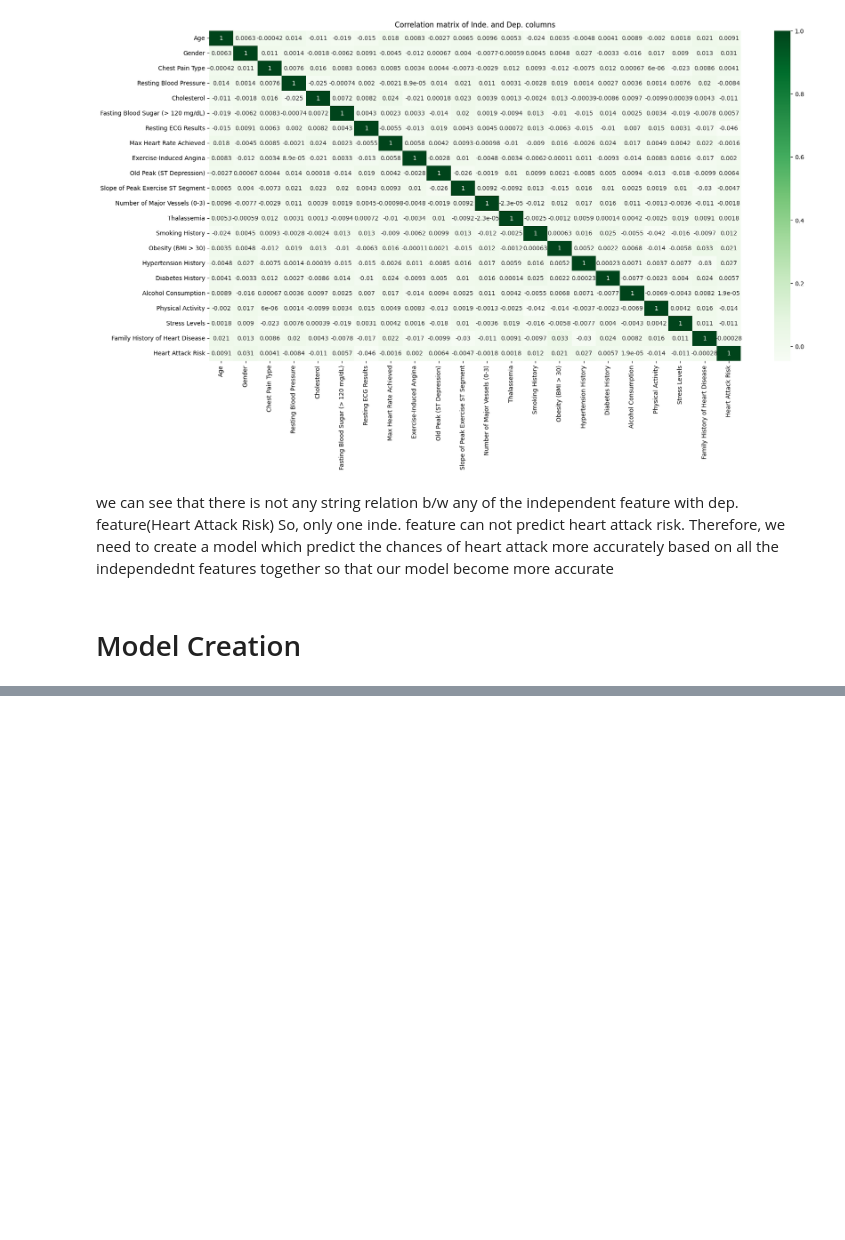
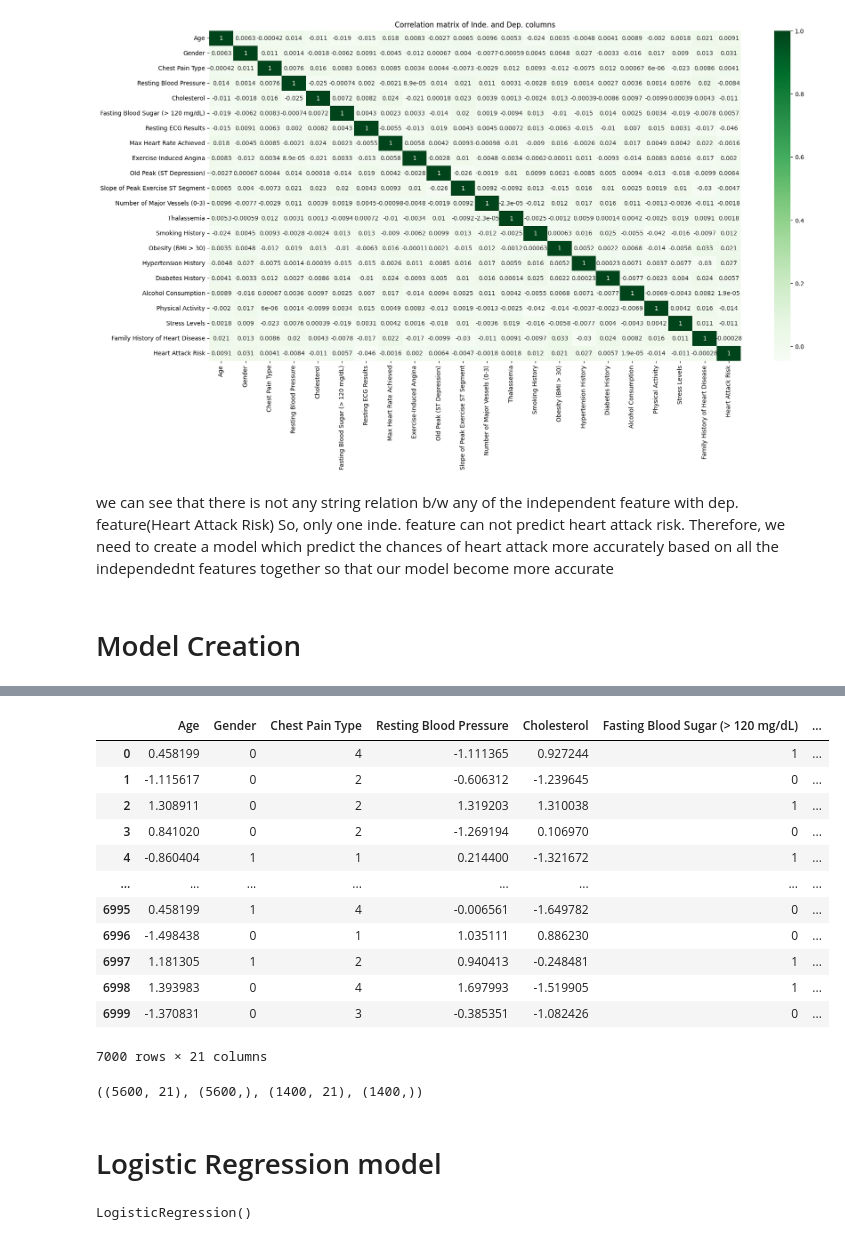
Before and after one commit to abhishekp-786/Heart-Attack-Risk-Prediction-Model, a Jupyter notebook: project.ipynb, the cells around one changed output, grey strips where cells are left out. Drawn from its saved outputs; the diff is of its cells as text; code cells hidden in the pictures; blank space fills up the shorter version.

Commit message:
Created Logistic model and evaluated it

```diff
--- a/project.ipynb
+++ b/project.ipynb
@@ -336,0 +380,24 @@ So, only one inde. feature can not predict heart attack risk. Therefore, we need
+# %%
+# we can see that in our indep. features, some columns has binary values, some of them have 1
+# digit values but some of them have values in 3 digits so we need to make our x var at same
+# scale so that our model learn in similar from all the comlumns
+
+col = ['Age','Resting Blood Pressure','Cholesterol','Max Heart Rate Achieved','Old Peak (ST Depression)']
+scaler = StandardScaler()
+x[col] = scaler.fit_transform(x[col])
+# %%
+x
+# %% [output]
+|  | Age | Gender | Chest Pain Type | Resting Blood Pressure | Cholesterol | Fasting Blood Sugar (> 120 mg/dL) | ... |
+| 0 | 0.458199 | 0 | 4 | -1.111365 | 0.927244 | 1 | ... |
+| 1 | -1.115617 | 0 | 2 | -0.606312 | -1.239645 | 0 | ... |
+| 2 | 1.308911 | 0 | 2 | 1.319203 | 1.310038 | 1 | ... |
+| 3 | 0.841020 | 0 | 2 | -1.269194 | 0.106970 | 0 | ... |
+| 4 | -0.860404 | 1 | 1 | 0.214400 | -1.321672 | 1 | ... |
+| ... | ... | ... | ... | ... | ... | ... | ... |
+| 6995 | 0.458199 | 1 | 4 | -0.006561 | -1.649782 | 0 | ... |
+| 6996 | -1.498438 | 0 | 1 | 1.035111 | 0.886230 | 0 | ... |
+| 6997 | 1.181305 | 1 | 2 | 0.940413 | -0.248481 | 1 | ... |
+| 6998 | 1.393983 | 0 | 4 | 1.697993 | -1.519905 | 1 | ... |
+| 6999 | -1.370831 | 0 | 3 | -0.385351 | -1.082426 | 0 | ... |
+7000 rows × 21 columns
@@ -336,0 +410,6 @@ So, only one inde. feature can not predict heart attack risk. Therefore, we need
+# %%
+xtrain.shape, ytrain.shape, xtest.shape, ytest.shape
+# %% [output]
+((5600, 21), (5600,), (1400, 21), (1400,))
+# %% [markdown]
+# Logistic Regression model
@@ -336,0 +418,5 @@ So, only one inde. feature can not predict heart attack risk. Therefore, we need
+# %%
+logisticModel = LogisticRegression()
+logisticModel.fit(xtrain, ytrain)
+# %% [output]
+LogisticRegression()
```
Also changed, not shown: parts of 12 cells of this notebook.
